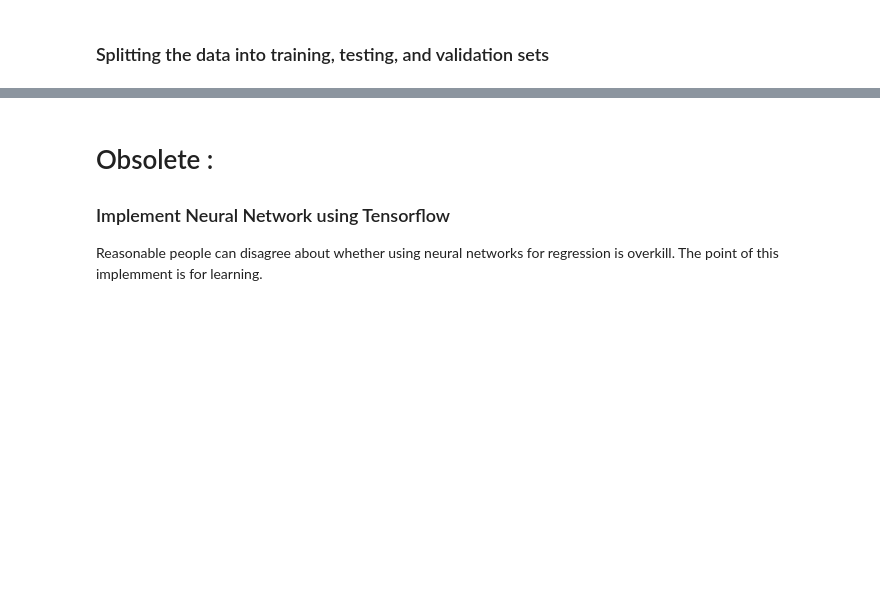
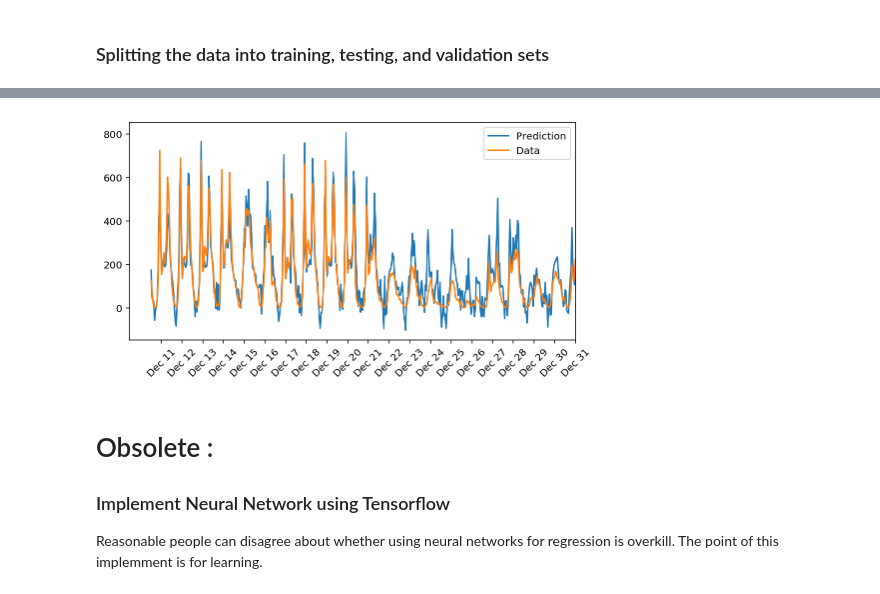
Before and after one commit to Lanbig/bike-sharing-prediction, a Jupyter notebook: Tensorflow-NN-Bike-Prediction.ipynb, the cells around one changed output, grey strips where cells are left out. Saved outputs shown, nothing was run; the diff lists cells and outputs as text; code cells hidden in the pictures; blank space fills up the shorter version.

```diff
--- a/Tensorflow-NN-Bike-Prediction.ipynb
+++ b/Tensorflow-NN-Bike-Prediction.ipynb
@@ -181,4 +191,0 @@ Progress: 36.0%... Training loss: 0.039 ... Validation loss: 0.212
-# %%
-pred_y = sess.run(pred, feed_dict={x: xxx})
-mse = tf.reduce_mean(tf.square(pred_y - yyy))
-print("MSE: %.4f" % sess.run(mse))
@@ -185,18 +200,21 @@ print("MSE: %.4f" % sess.run(mse))
 # %%
 fig, ax = plt.subplots(figsize=(8,4))
 
 mean, std = scaled_features['cnt']
 
-pred_y = sess.run(pred, feed_dict={x: np.array(test_features)}).T*std + mean
+pred_y = sess.run(pred, feed_dict={x: xxx, keep_prob: dropout_rate}).T*std + mean
+
 ax.plot(pred_y[0], label='Prediction')
 ax.plot((test_targets['cnt']*std + mean).values, label='Data')
 ax.set_xlim(right=len(pred_y))
 ax.legend()
 
 dates = pd.to_datetime(rides.ix[test_data.index]['dteday'])
 dates = dates.apply(lambda d: d.strftime('%b %d'))
 ax.set_xticks(np.arange(len(dates))[12::24])
 _ = ax.set_xticklabels(dates[12::24], rotation=45)
+# %% [output]
+[figure, added]
 # %% [markdown]
 # Obsolete :
 ### Implement Neural Network using Tensorflow
```
Also changed, not shown: parts of 2 cells of this notebook.
